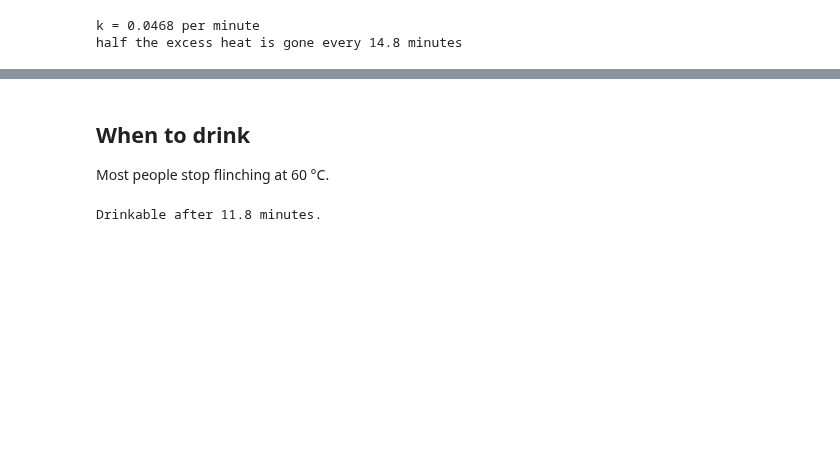
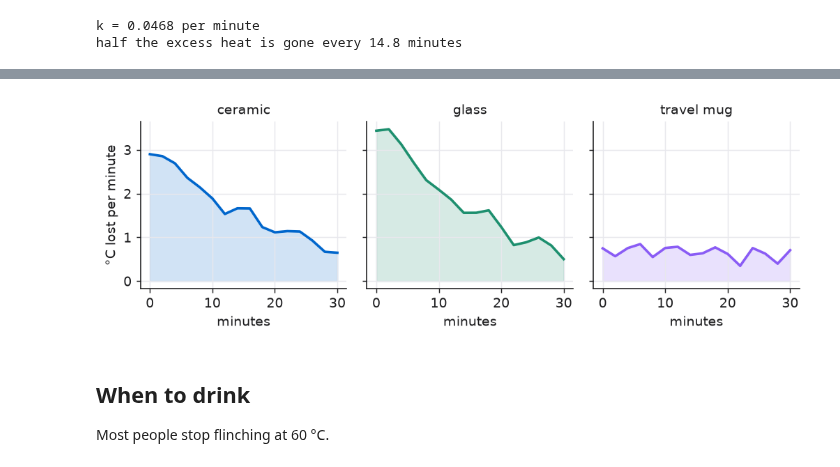
Before and after one commit to ashwingopalsamy/ipynb-viewer, a Jupyter notebook: examples/cooling-coffee.ipynb, the cells around one changed output, grey strips where cells are left out. Cells and saved outputs as stored; diff of their text form; code cells hidden in the pictures; blank space fills up the shorter version.

```diff
--- a/examples/cooling-coffee.ipynb
+++ b/examples/cooling-coffee.ipynb
@@ -58,9 +207,16 @@ ax.legend(frameon=False)
+# %%
+fig, axes = plt.subplots(1, 3, figsize=(8, 2.8), sharey=True)
+for ax, (name, series) in zip(axes, temp.items()):
+    rate = -np.gradient(series, minutes)
+    ax.fill_between(minutes, rate, color=colours[name], alpha=0.18)
+    ax.plot(minutes, rate, color=colours[name], lw=2)
+    ax.set_title(name, fontsize=10.5)
+    ax.set_xlabel("minutes")
+axes[0].set_ylabel("°C lost per minute")
+fig.tight_layout()
+# %% [output]
+[figure, added]
 # %% [markdown]
 ## When to drink
 
 Most people stop flinching at 60 °C.
-# %%
-drinkable = np.log((88 - room) / (60 - room)) / k
-print(f"Drinkable after {drinkable:.1f} minutes.")
-# %% [output]
-Drinkable after 11.8 minutes.
```
Also changed, not shown: parts of 23 cells of this notebook, 10 other files.
